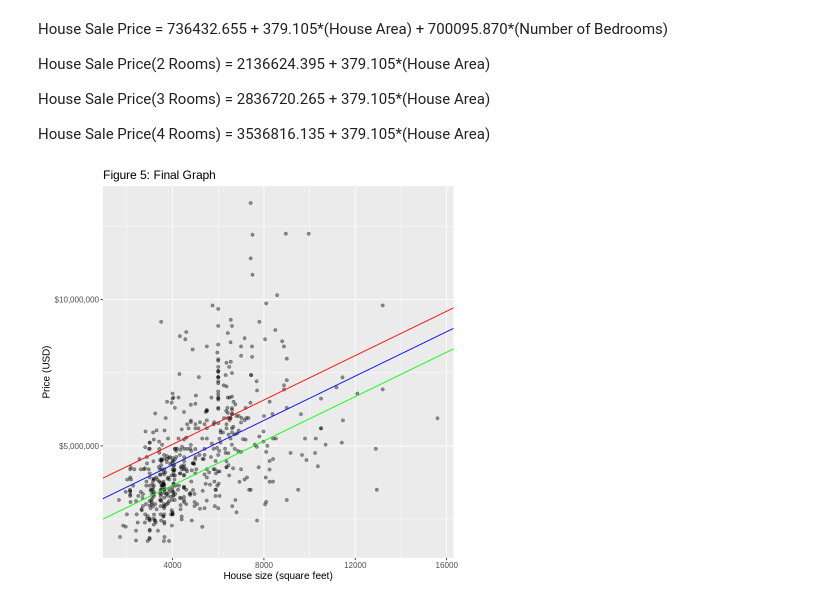
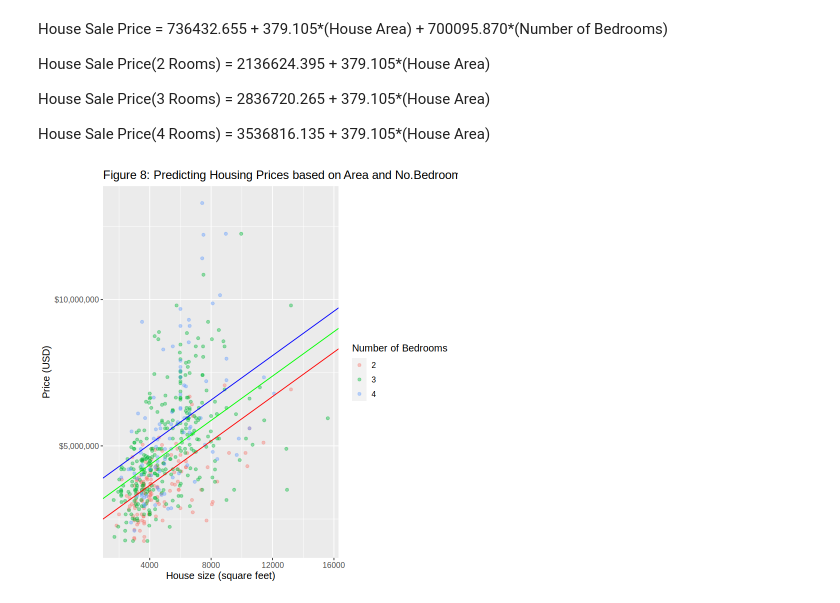
Before and after one commit to jio7887oij/dsci-100-009-1, a Jupyter notebook: FinalProjectVersion2.ipynb, the cells around one changed output. Saved outputs shown, nothing was run; the diff lists cells and outputs as text; code cells hidden in the pictures.

Commit message:
Added Labels, Histograms, and changed some graphs to BoxPlots

```diff
--- a/FinalProjectVersion2.ipynb
+++ b/FinalProjectVersion2.ipynb
@@ -120,13 +145,14 @@ preview_4
 # %% [markdown]
 ## Choosing 2 of 4 and Creating One Graph With 3 best fit lines.
 # %%
-Housing <- Housing |>
+set.seed(9999)
+HousingSort <- Housing |>
     select(price, area, bedrooms) |>
     group_by(price, area) |>
     arrange(bedrooms) |>
     filter(bedrooms > 1 , bedrooms < 5)
 
-Housing
+HousingSort
 # %% [output]
 A grouped_df: 531 × 3
 | price | area | bedrooms |
@@ -227,20 +254,20 @@ House Sale Price(3 Rooms) = 2836720.265 + 379.105*(House Area)
 
 House Sale Price(4 Rooms) = 3536816.135 + 379.105*(House Area)
 # %%
-No.Bedroom = c(2, 3, 4)
-
-
-housing_plot_final <- ggplot(Housing, aes(x = area, y = price)) +
+set.seed(9999)
+housing_plot_final <- ggplot(HousingSort, aes(x = area, y = price, colour = factor(bedrooms))) +
   geom_point(alpha = 0.4) +
-  geom_abline(intercept = 2136624.395, slope = 379.105, color = "green") +
-  geom_abline(intercept = 2836720.265, slope = 379.105, color = "blue") +
-  geom_abline(intercept = 3536816.135, slope = 379.105, color = "red") +
-  ggtitle("Figure 5: Final Graph") +
+  geom_abline(intercept = 2136624.395, slope = 379.105, color = "red") +
+  geom_abline(intercept = 2836720.265, slope = 379.105, color = "green") +
+  geom_abline(intercept = 3536816.135, slope = 379.105, color = "blue") +
   xlab("House size (square feet)") +
   ylab("Price (USD)") +
   scale_y_continuous(labels = dollar_format()) +
-  theme(text = element_text(size = 12))
+  theme(text = element_text(size = 12)) +
+  ggtitle("Figure 8: Predicting Housing Prices based on Area and No.Bedrooms")
 
-housing_plot_final
+housing_plot_final +
+    labs(
+     colour = "Number of Bedrooms")
 # %% [output]
-[figure, old version]
+[figure, new version]
```
Also changed, not shown: parts of 4 cells of this notebook.
